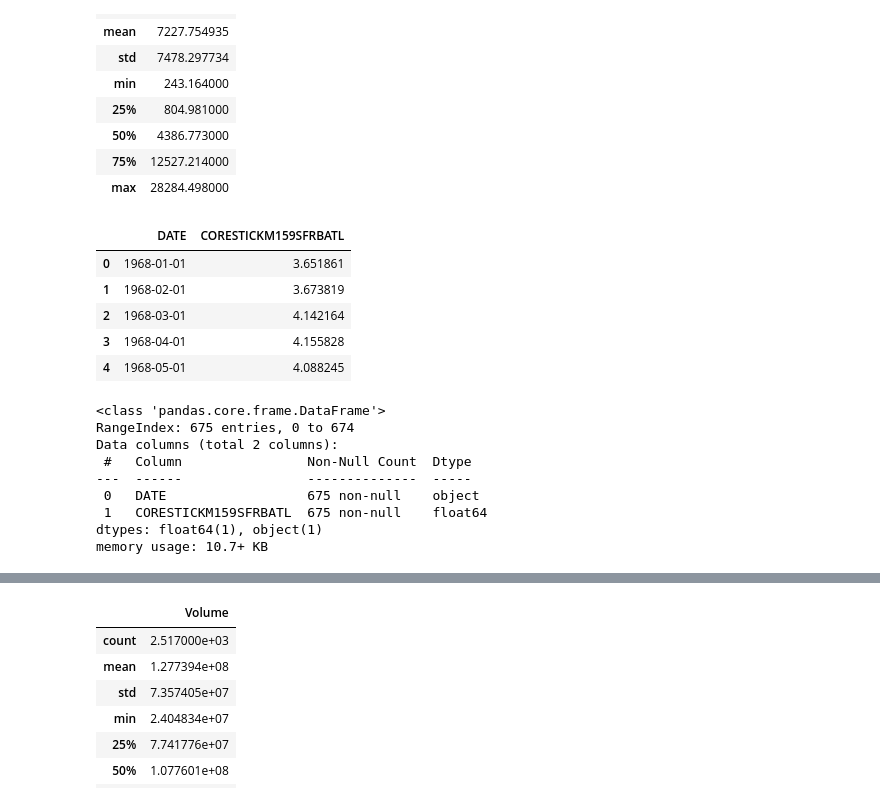
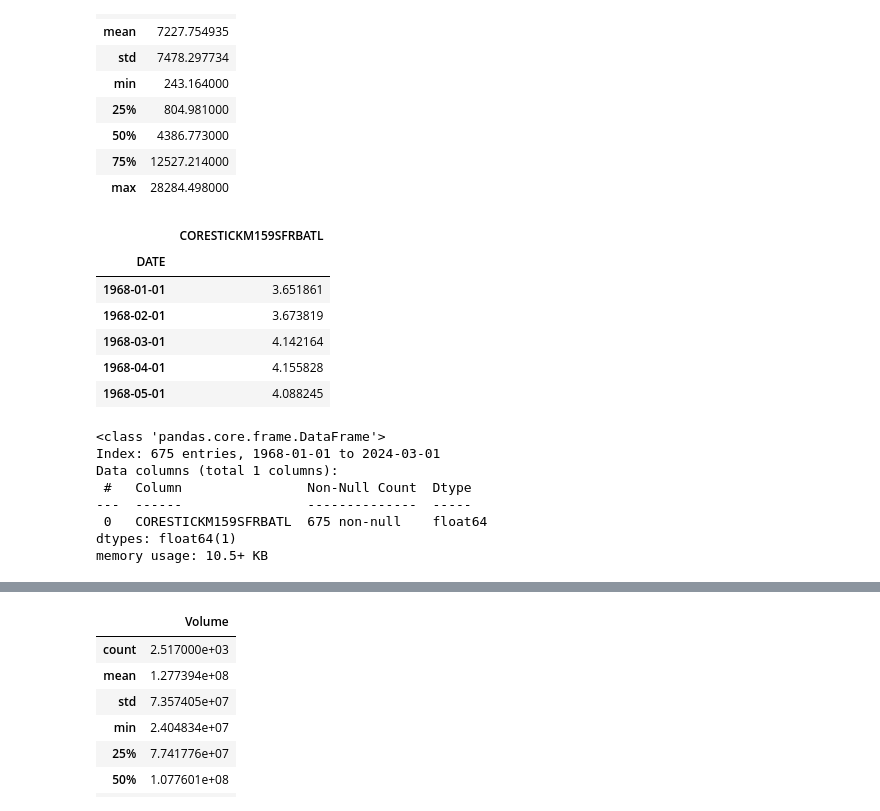
Before and after one commit to waynebar69/Stocks_ML-Pipeline, a Jupyter notebook: Project/EDA.ipynb, the cells around one changed output, grey strips where cells are left out. Saved outputs shown, nothing was run; the diff lists cells and outputs as text; code cells hidden in the pictures.

Commit message:
Updated data imports directly from repo instead of local

```diff
--- a/Project/EDA.ipynb
+++ b/Project/EDA.ipynb
@@ -72,26 +72,27 @@ gdp_df.describe()
 | 75% | 12527.214000 |
 | max | 28284.498000 |
 # %%
-inflation_df = pd.read_csv("inflation_monthly.csv")
+INFLATION_URL = "https://raw.githubusercontent.com/udacity/CD13649-Project/main/Project/inflation_monthly.csv"
+inflation_df = pd.read_csv(INFLATION_URL, index_col=0)
 inflation_df.head()
 # %% [output]
-|  | DATE | CORESTICKM159SFRBATL |
-| 0 | 1968-01-01 | 3.651861 |
-| 1 | 1968-02-01 | 3.673819 |
-| 2 | 1968-03-01 | 4.142164 |
-| 3 | 1968-04-01 | 4.155828 |
-| 4 | 1968-05-01 | 4.088245 |
+|  | CORESTICKM159SFRBATL |
+| DATE |  |
+| 1968-01-01 | 3.651861 |
+| 1968-02-01 | 3.673819 |
+| 1968-03-01 | 4.142164 |
+| 1968-04-01 | 4.155828 |
+| 1968-05-01 | 4.088245 |
 # %%
 inflation_df.info()
 # %% [output]
 <class 'pandas.core.frame.DataFrame'>
-RangeIndex: 675 entries, 0 to 674
-Data columns (total 2 columns):
+Index: 675 entries, 1968-01-01 to 2024-03-01
+Data columns (total 1 columns):
  #   Column                Non-Null Count  Dtype
 ---  ------                --------------  -----
- 0   DATE                  675 non-null    object
- 1   CORESTICKM159SFRBATL  675 non-null    float64
-dtypes: float64(1), object(1)
-memory usage: 10.7+ KB
+ 0   CORESTICKM159SFRBATL  675 non-null    float64
+dtypes: float64(1)
+memory usage: 10.5+ KB
 # %%
 # Load the historical stock price data for Apple and Microsoft
```
Also changed, not shown: parts of 30 cells of this notebook.
